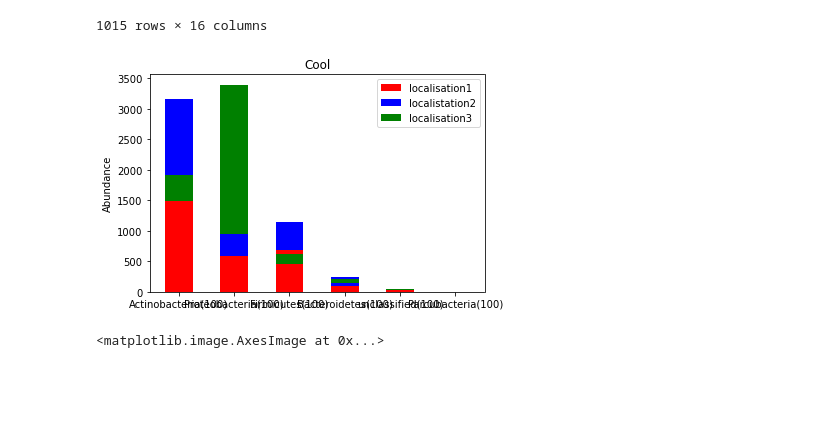
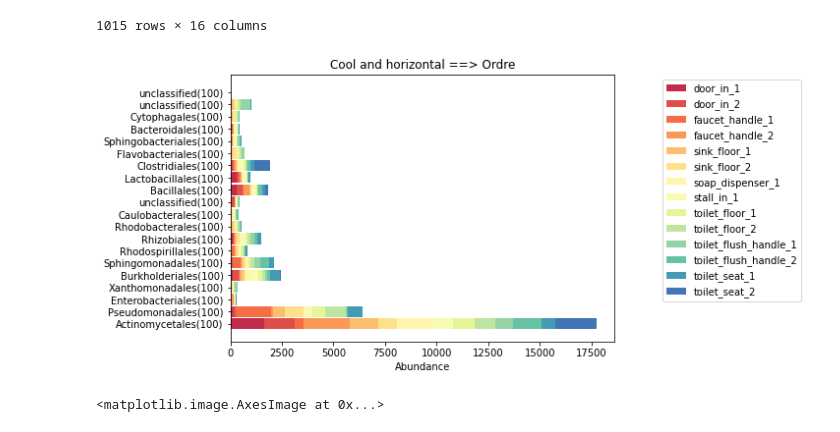
Before and after one commit to mmartelat/vdb_joha_marie, a Jupyter notebook: projetVdb.ipynb, the cells around one changed output. Cells and saved outputs as stored; diff of their text form; code cells hidden in the pictures; blank space fills up the shorter version.

Commit message:
tried color blindness pal, no success. Stacked bars improved

```diff
--- a/projetVdb.ipynb
+++ b/projetVdb.ipynb
@@ -398,36 +398,54 @@ def matrice(vecteurs):
     mat = np.array([vecteurs[1],vecteurs[2],vecteurs[3],vecteurs[4],vecteurs[5],vecteurs[6],vecteurs[7],vecteurs[8],vecteurs[9],
            vecteurs[10],vecteurs[11],vecteurs[12],vecteurs[13],vecteurs[14]])
     return mat
-# %%
-import matplotlib.pyplot as plt
-
-##Test plotBare
-##Doit revoire echelle
-##aussi trie peut être sur espece pas vraiment représenté. Ou normalisation ?
-dicoTaxoTest = getDicoTaxo(df)
-vecteurs = getNiv("Phylum",dicoTaxoTest)
-
-vecteursTrier = abondanceImportant(vecteurs)
-phylums=vecteursTrier[0]
-loc1=vecteursTrier[1]
-loc2=vecteursTrier[2]
-loc3=vecteursTrier[3]
-N=len(phylums)
-ind = np.arange(N)
-width = 0.5
-fig = plt.figure()
-p1 = plt.bar(ind, loc1, width, color='r')
-p2 = plt.bar(ind, loc2, width,bottom=loc1, color='b')
-p3 = plt.bar(ind, loc3, width,bottom=loc2, color='g')
-plt.ylabel('Abundance')
-plt.title('Cool')
-plt.xticks(ind, (phylums))
-
-plt.legend((p1[0], p2[0], p3[0]), ('localisation1', 'localistation2', 'localisation3'))
-
-plt.show()
-# %% [output]
-[figure, removed]
+# %%
+import matplotlib.pyplot as plt
+##Test plotBare HOrizontal Complet
+
+SELECTED = "Ordre"
+dicoTaxoTest = getDicoTaxo(df)
+vecteurs = getNiv(SELECTED,dicoTaxoTest)
+
+localisation=["door_in_1","door_in_2", "faucet_handle_1",
+                "faucet_handle_2", "sink_floor_1", "sink_floor_2",
+               "soap_dispenser_1", "stall_in_1", "toilet_floor_1",
+               "toilet_floor_2", "toilet_flush_handle_1",
+               "toilet_flush_handle_2", "toilet_seat_1", "toilet_seat_2"]
+
+vecteursTrier = abondanceImportant(vecteurs)
+selected_niv=vecteursTrier[0]
+N=len(selected_niv)
+ind = np.arange(N)
+
+l_loc = []
+for i in range(len(localisation)):
+    l_loc.append(vecteursTrier[i+1]) #car vecteursTrier[1] --> "door_in_1"
+
+
+height = 0.9
+fig = plt.figure(figsize=[7, 5])
+bars = []
+cols = sns.color_palette("Spectral",14) #COLORS
+#NOTE:max colors for "colorblind" are 10, look for solution soon!
+cumulated = np.zeros(len(l_loc[0]),dtype=int)
+for i in range(len(localisation)):
+    if i == 0 :
+        tmpbarobject = plt.barh(ind,l_loc[i], height,color=cols[i])
+    else:
+        tmpbarobject = plt.barh(ind, l_loc[i],height, left=cumulated, color=cols[i])
+
+    cumulated = np.add(l_loc[i],cumulated)
+    bars.append(tmpbarobject[0])
+
+plt.xlabel('Abundance')
+plt.title('Cool and horizontal ==> ' + SELECTED)
+plt.yticks(ind, (selected_niv))
+# legende dehors du plot area avec: bbbox_to_anchor
+plt.legend(bars, localisation, bbox_to_anchor=(1.5, 1))
+
+plt.show()
+# %% [output]
+[figure, added]
 # %%
 ##Test heatmap
 #idem peut être normalisation ?
```
Also changed, not shown: parts of 3 cells of this notebook.
